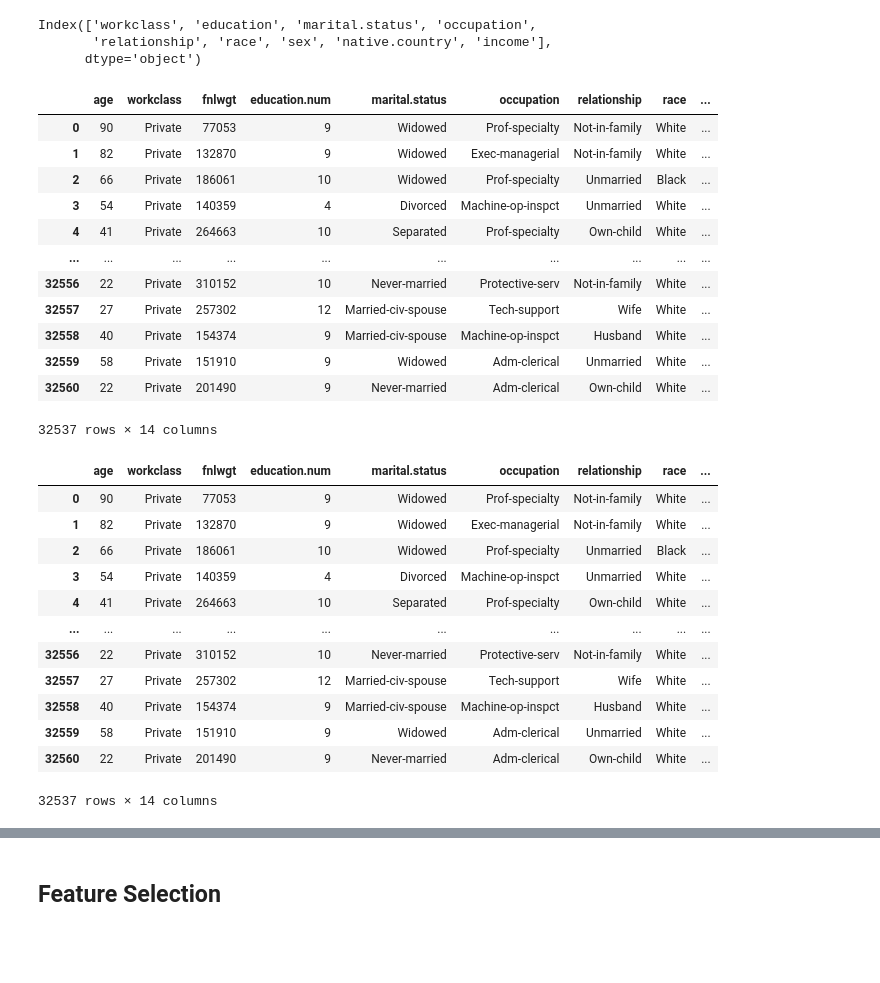
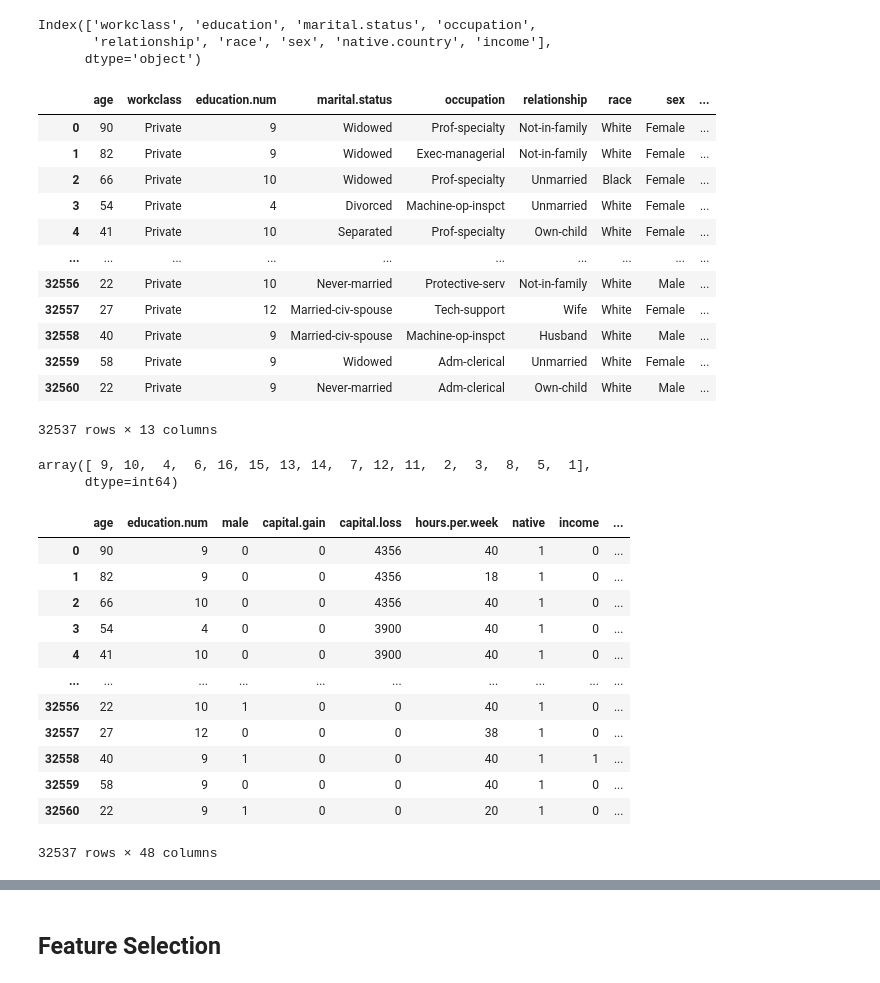
Before and after one commit to davitbarblishvili/AML_Group_Project, a Jupyter notebook: Adult_Income_Naive_Bayes.ipynb, the cells around one changed output, grey strips where cells are left out. Saved outputs shown, nothing was run; the diff lists cells and outputs as text; code cells hidden in the pictures; blank space fills up the shorter version.

```diff
--- a/Adult_Income_Naive_Bayes.ipynb
+++ b/Adult_Income_Naive_Bayes.ipynb
@@ -129,36 +130,49 @@ Index(['workclass', 'education', 'marital.status', 'occupation',
        'relationship', 'race', 'sex', 'native.country', 'income'],
       dtype='object')
 # %%
-df = df.drop('education', axis=1);df
+df = df.drop(['education','fnlwgt'], axis=1);df
 # %% [output]
-|  | age | workclass | fnlwgt | education.num | marital.status | occupation | relationship | race | ... |
-| 0 | 90 | Private | 77053 | 9 | Widowed | Prof-specialty | Not-in-family | White | ... |
-| 1 | 82 | Private | 132870 | 9 | Widowed | Exec-managerial | Not-in-family | White | ... |
-| 2 | 66 | Private | 186061 | 10 | Widowed | Prof-specialty | Unmarried | Black | ... |
-| 3 | 54 | Private | 140359 | 4 | Divorced | Machine-op-inspct | Unmarried | White | ... |
-| 4 | 41 | Private | 264663 | 10 | Separated | Prof-specialty | Own-child | White | ... |
+|  | age | workclass | education.num | marital.status | occupation | relationship | race | sex | ... |
+| 0 | 90 | Private | 9 | Widowed | Prof-specialty | Not-in-family | White | Female | ... |
+| 1 | 82 | Private | 9 | Widowed | Exec-managerial | Not-in-family | White | Female | ... |
+| 2 | 66 | Private | 10 | Widowed | Prof-specialty | Unmarried | Black | Female | ... |
+| 3 | 54 | Private | 4 | Divorced | Machine-op-inspct | Unmarried | White | Female | ... |
+| 4 | 41 | Private | 10 | Separated | Prof-specialty | Own-child | White | Female | ... |
 | ... | ... | ... | ... | ... | ... | ... | ... | ... | ... |
-| 32556 | 22 | Private | 310152 | 10 | Never-married | Protective-serv | Not-in-family | White | ... |
-| 32557 | 27 | Private | 257302 | 12 | Married-civ-spouse | Tech-support | Wife | White | ... |
-| 32558 | 40 | Private | 154374 | 9 | Married-civ-spouse | Machine-op-inspct | Husband | White | ... |
-| 32559 | 58 | Private | 151910 | 9 | Widowed | Adm-clerical | Unmarried | White | ... |
-| 32560 | 22 | Private | 201490 | 9 | Never-married | Adm-clerical | Own-child | White | ... |
+| 32556 | 22 | Private | 10 | Never-married | Protective-serv | Not-in-family | White | Male | ... |
+| 32557 | 27 | Private | 12 | Married-civ-spouse | Tech-support | Wife | White | Female | ... |
+| 32558 | 40 | Private | 9 | Married-civ-spouse | Machine-op-inspct | Husband | White | Male | ... |
+| 32559 | 58 | Private | 9 | Widowed | Adm-clerical | Unmarried | White | Female | ... |
+| 32560 | 22 | Private | 9 | Never-married | Adm-clerical | Own-child | White | Male | ... |
-32537 rows × 14 columns
+32537 rows × 13 columns
+# %%
+df["education.num"].unique()
+# %% [output]
+array([ 9, 10,  4,  6, 16, 15, 13, 14,  7, 12, 11,  2,  3,  8,  5,  1],
+      dtype=int64)
 # %%
 income_mapper = {'<=50K':0,'>50K':1}
 df['income'] = df['income'].map(income_mapper)
+df['native.country']=np.where(df["native.country"]=='United-States',1,0)
+df['sex']=np.where(df["sex"]=="Male", 1, 0)
+df = df.rename(columns={"native.country":"native", "sex":"male"})
+categorical_columns =['workclass','marital.status','occupation','relationship','race']
+for col in categorical_columns:
+    cat_list = pd.get_dummies(df[col], prefix=col)
+    df=df.join(cat_list)
+df = df.drop(columns=categorical_columns)
 df
 # %% [output]
-|  | age | workclass | fnlwgt | education.num | marital.status | occupation | relationship | race | ... |
-| 0 | 90 | Private | 77053 | 9 | Widowed | Prof-specialty | Not-in-family | White | ... |
-| 1 | 82 | Private | 132870 | 9 | Widowed | Exec-managerial | Not-in-family | White | ... |
-| 2 | 66 | Private | 186061 | 10 | Widowed | Prof-specialty | Unmarried | Black | ... |
-| 3 | 54 | Private | 140359 | 4 | Divorced | Machine-op-inspct | Unmarried | White | ... |
-| 4 | 41 | Private | 264663 | 10 | Separated | Prof-specialty | Own-child | White | ... |
+|  | age | education.num | male | capital.gain | capital.loss | hours.per.week | native | income | ... |
+| 0 | 90 | 9 | 0 | 0 | 4356 | 40 | 1 | 0 | ... |
+| 1 | 82 | 9 | 0 | 0 | 4356 | 18 | 1 | 0 | ... |
+| 2 | 66 | 10 | 0 | 0 | 4356 | 40 | 1 | 0 | ... |
+| 3 | 54 | 4 | 0 | 0 | 3900 | 40 | 1 | 0 | ... |
+| 4 | 41 | 10 | 0 | 0 | 3900 | 40 | 1 | 0 | ... |
 | ... | ... | ... | ... | ... | ... | ... | ... | ... | ... |
-| 32556 | 22 | Private | 310152 | 10 | Never-married | Protective-serv | Not-in-family | White | ... |
-| 32557 | 27 | Private | 257302 | 12 | Married-civ-spouse | Tech-support | Wife | White | ... |
-| 32558 | 40 | Private | 154374 | 9 | Married-civ-spouse | Machine-op-inspct | Husband | White | ... |
-| 32559 | 58 | Private | 151910 | 9 | Widowed | Adm-clerical | Unmarried | White | ... |
-| 32560 | 22 | Private | 201490 | 9 | Never-married | Adm-clerical | Own-child | White | ... |
+| 32556 | 22 | 10 | 1 | 0 | 0 | 40 | 1 | 0 | ... |
+| 32557 | 27 | 12 | 0 | 0 | 0 | 38 | 1 | 0 | ... |
+| 32558 | 40 | 9 | 1 | 0 | 0 | 40 | 1 | 1 | ... |
+| 32559 | 58 | 9 | 0 | 0 | 0 | 40 | 1 | 0 | ... |
+| 32560 | 22 | 9 | 1 | 0 | 0 | 20 | 1 | 0 | ... |
-32537 rows × 14 columns
+32537 rows × 48 columns
```
Also changed, not shown: parts of 58 cells of this notebook, 1 other file.
